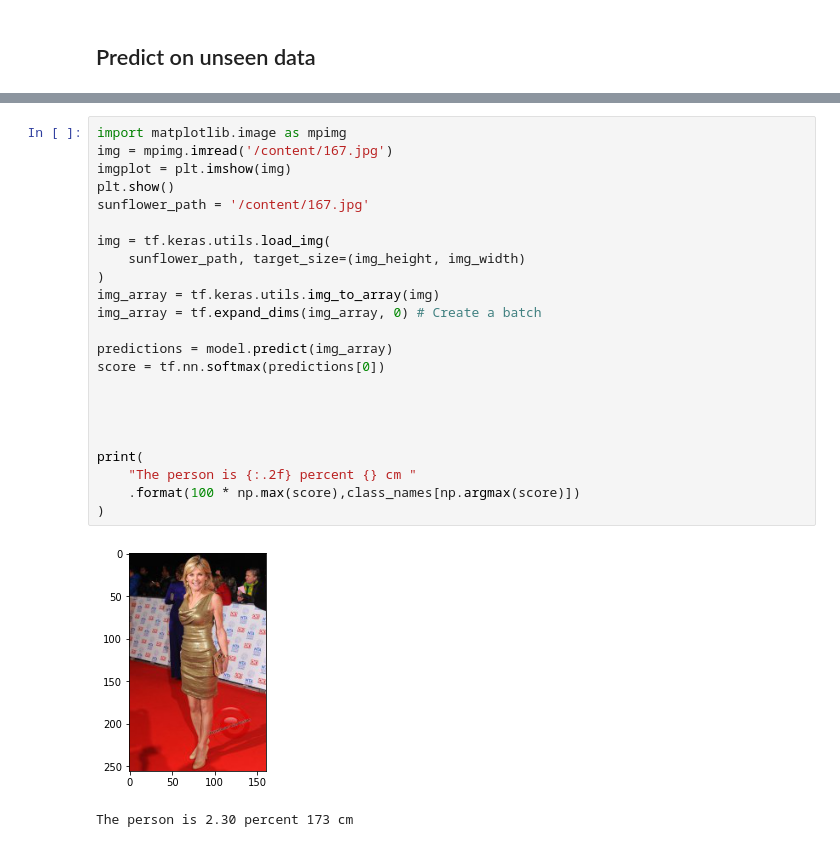
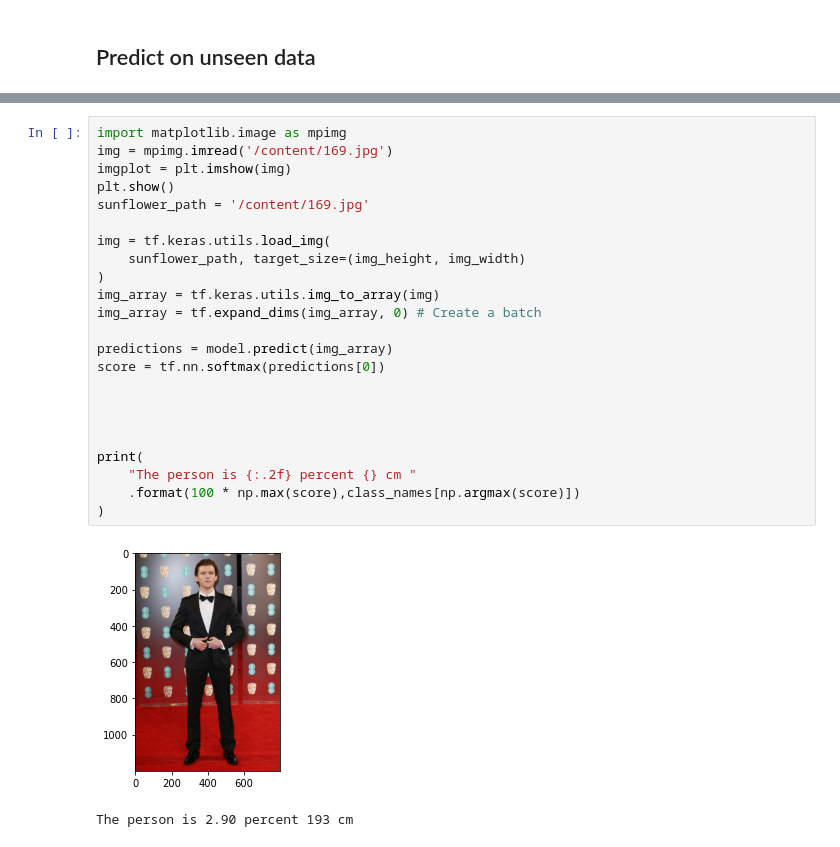
Before and after one commit to emilyswitzer/celeb-heights, a Jupyter notebook: FinalCelebsHeight.ipynb, the cells around one changed output, grey strips where cells are left out. Drawn from its saved outputs; the diff is of its cells as text.

```diff
--- a/FinalCelebsHeight.ipynb
+++ b/FinalCelebsHeight.ipynb
@@ -281,29 +263,29 @@ Archive:  /content/unseen2.zip
   inflating: /content/unseen/content/unseen2/207.jpg
 # %%
 import matplotlib.image as mpimg
-img = mpimg.imread('/content/167.jpg')
+img = mpimg.imread('/content/169.jpg')
 imgplot = plt.imshow(img)
 plt.show()
-sunflower_path = '/content/167.jpg'
+sunflower_path = '/content/169.jpg'
 
 img = tf.keras.utils.load_img(
     sunflower_path, target_size=(img_height, img_width)
 )
 img_array = tf.keras.utils.img_to_array(img)
 img_array = tf.expand_dims(img_array, 0) # Create a batch
 
 predictions = model.predict(img_array)
 score = tf.nn.softmax(predictions[0])
 
 
 
 
 print(
     "The person is {:.2f} percent {} cm "
     .format(100 * np.max(score),class_names[np.argmax(score)])
 )
 # %% [output]
-[figure, old version]
+[figure, new version]
-The person is 2.30 percent 173 cm
+The person is 2.90 percent 193 cm
 # %%
 import matplotlib.image as mpimg
```
Also changed, not shown: parts of 2 cells of this notebook.
